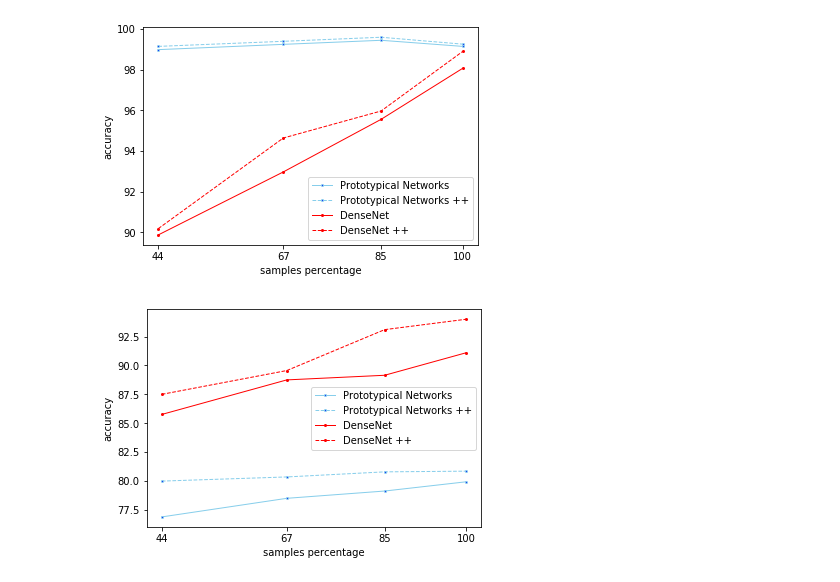
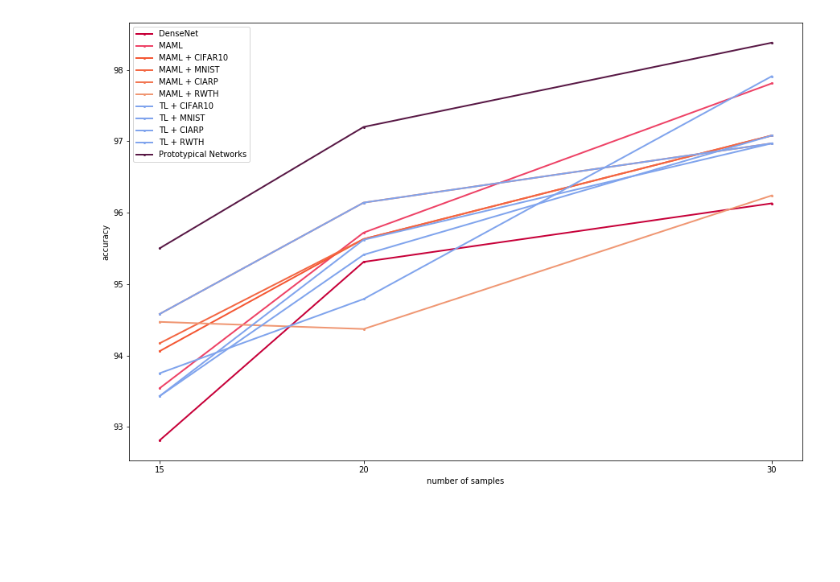
Before and after one commit to midusi/cacic2019-handshapes, a Jupyter notebook: src/data_analisis/results.ipynb, the cells around one changed output. Saved outputs shown, nothing was run; the diff lists cells and outputs as text; code cells hidden in the pictures; blank space fills up the shorter version.

```diff
--- a/src/data_analisis/results.ipynb
+++ b/src/data_analisis/results.ipynb
@@ -33,56 +4,0 @@ plt.savefig('ciarp.png')
-# %%
-# LSA16
-
-axes = plt.axes()
-# axes.set_ylim([80, 105])
-axes.set_xticks(ticks=[44, 67, 85, 100])
-
-df = pd.DataFrame({
-    'x': [44, 67, 85, 100],
-    'protonet': [98.99, 99.25, 99.45,99.15],
-    'protonet++': [99.15, 99.40, 99.60, 99.26],
-    'densenet': [89.87, 92.97, 95.56, 98.07],
-    'densenet++': [90.18, 94.64, 95.97, 98.90]
-})
-
-plt.xlabel('samples percentage')
-plt.ylabel('accuracy')
-
-plt.plot('x', 'protonet', label='Prototypical Networks', data=df, marker='o', markerfacecolor='blue', markersize=2, color='skyblue', linewidth=1)
-plt.plot('x', 'protonet++', label='Prototypical Networks ++', data=df, marker='o', markerfacecolor='blue', markersize=2, color='skyblue', linewidth=1, linestyle='dashed')
-plt.plot('x', 'densenet', label='DenseNet', data=df, marker='o', markerfacecolor='red', markersize=2, color='red', linewidth=1)
-plt.plot('x', 'densenet++', label='DenseNet ++', data=df, marker='o', markerfacecolor='red', markersize=2, color='red', linewidth=1, linestyle='dashed')
-
-plt.legend()
-
-plt.savefig('lsa16.png')
-# %% [output]
-[figure, removed]
-# %%
-# RWTH
-
-axes = plt.axes()
-# axes.set_ylim([80, 105])
-axes.set_xticks(ticks=[44, 67, 85, 100])
-
-df = pd.DataFrame({
-    'x': [44, 67, 85, 100],
-    'protonet': [76.89, 78.50, 79.13, 79.93],
-    'protonet++': [79.99, 80.35, 80.79, 80.85],
-    'densenet': [85.76, 88.75, 89.15, 91.10],
-    'densenet++': [87.50, 89.56, 93.10, 94.00]
-})
-
-plt.xlabel('samples percentage')
-plt.ylabel('accuracy')
-
-plt.plot('x', 'protonet', label='Prototypical Networks', data=df, marker='o', markerfacecolor='blue', markersize=2, color='skyblue', linewidth=1)
-plt.plot('x', 'protonet++', label='Prototypical Networks ++', data=df, marker='o', markerfacecolor='blue', markersize=2, color='skyblue', linewidth=1, linestyle='dashed')
-plt.plot('x', 'densenet', label='DenseNet', data=df, marker='o', markerfacecolor='red', markersize=2, color='red', linewidth=1)
-plt.plot('x', 'densenet++', label='DenseNet ++', data=df, marker='o', markerfacecolor='red', markersize=2, color='red', linewidth=1, linestyle='dashed')
-
-plt.legend()
-
-plt.savefig('rwth.png')
-# %% [output]
-[figure, removed]
@@ -88,0 +163,18 @@ plt.savefig('rwth.png')
+# %%
+fig, ax = plt.subplots(figsize=figsize)
+df = lsa16.drop([0, 1])
+
+ax = plt.axes()
+# axes.set_ylim([80, 105])
+ax.set_xticks(ticks=df.samples)
+
+for expr in lsa_exprs:
+    # plt.errorbar('samples', f"{expr}_acc", f"{expr}_std", label=labels[expr], data=df, marker='o', markerfacecolor=markerfacecolors[expr], markersize=2, color=colors[expr], linewidth=2)
+    plt.plot('samples', f"{expr}_acc", label=labels[expr], data=df, marker='o', markerfacecolor=markerfacecolors[expr], markersize=2, color=colors[expr], linewidth=2)
+
+plt.xlabel('number of samples')
+plt.ylabel('accuracy')
+plt.legend()
+plt.savefig('lsa16_15_30.png')
+# %% [output]
+[figure, added]
```
Also changed, not shown: parts of 10 cells of this notebook, 10 other files.
